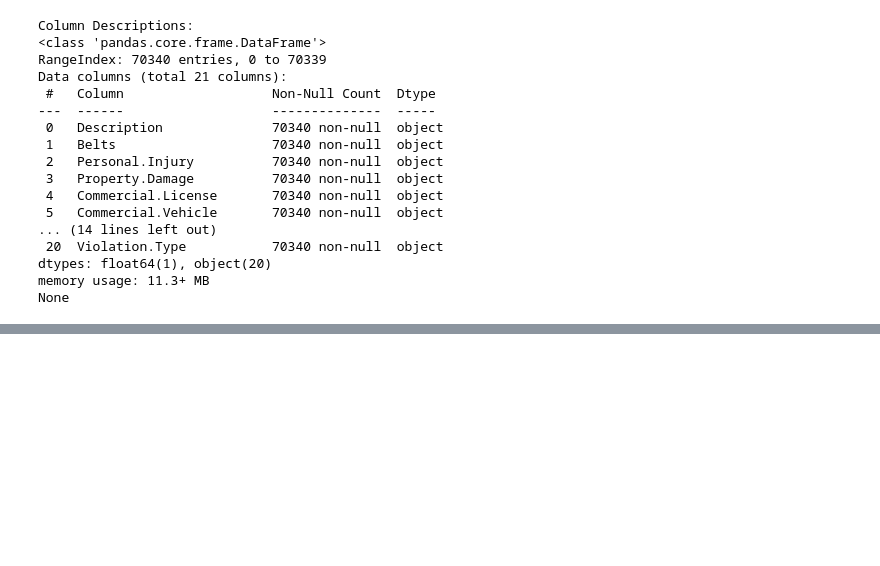
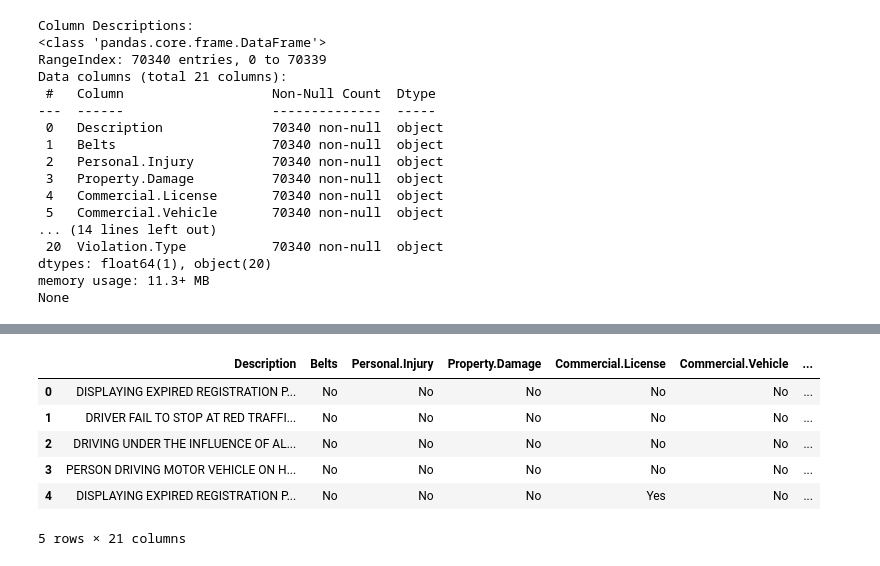
Before and after one commit to devPach4545/CSE_151A, a Jupyter notebook: CSE_151A_Project.ipynb, the cells around one changed output, grey strips where cells are left out. Cells and saved outputs as stored; diff of their text form; code cells hidden in the pictures; blank space fills up the shorter version.

```diff
--- a/CSE_151A_Project.ipynb
+++ b/CSE_151A_Project.ipynb
@@ -163,0 +249,27 @@ None
+# %%
+# The oldest car made in US is in 1865, so any year before 1865 and any year after 2023 (when the data is collected) is deemed invalid values and need to be imputated
+without_missin_year = data[(data['Year'] <= 2023) & (data['Year'] >= 1865)]
+# Since the year is normally distributed around 2000s (visualized through bar plot)
+# we decide it would be best to impute missing data based on the median within the same manufacture for years.
+median_year_manufacture = without_missin_year.groupby('Make').Year.median().astype(int)
+overall_median = without_missin_year.Year.median().astype(int)
+impute_year = lambda y: y['Year'] if y['Year']<=2023 and y['Year']>=1865 else median_year_manufacture.get(y['Make'], overall_median)
+data['Year'] = data.apply(impute_year, axis = 1)
+# %%
+import random
+# From analyzing the manufacture's distribution through value_counts, most of the data are centered around a few very popular manufacture, and a few are from others
+# So we will impute missing data in 'Make' by randomly sampling other observed value taking into account their frequency.
+all_make = data['Make'].value_counts()
+# Since the year is normally distributed around 2000s (visualized through bar plot)
+# we decide it would be best to impute missing data based on the median within the same manufacture for years.
+impute_make = lambda make: random.choices(all_make.index, weights=all_make.values, k=1)[0] if pd.isnull(make) else make
+data['Make'] = data['Make'].apply(impute_make)
+data.head()
+# %% [output]
+|  | Description | Belts | Personal.Injury | Property.Damage | Commercial.License | Commercial.Vehicle | ... |
+| 0 | DISPLAYING EXPIRED REGISTRATION P... | No | No | No | No | No | ... |
+| 1 | DRIVER FAIL TO STOP AT RED TRAFFI... | No | No | No | No | No | ... |
+| 2 | DRIVING UNDER THE INFLUENCE OF AL... | No | No | No | No | No | ... |
+| 3 | PERSON DRIVING MOTOR VEHICLE ON H... | No | No | No | No | No | ... |
+| 4 | DISPLAYING EXPIRED REGISTRATION P... | No | No | No | Yes | No | ... |
+5 rows × 21 columns
```
Also changed, not shown: parts of 18 cells of this notebook.
